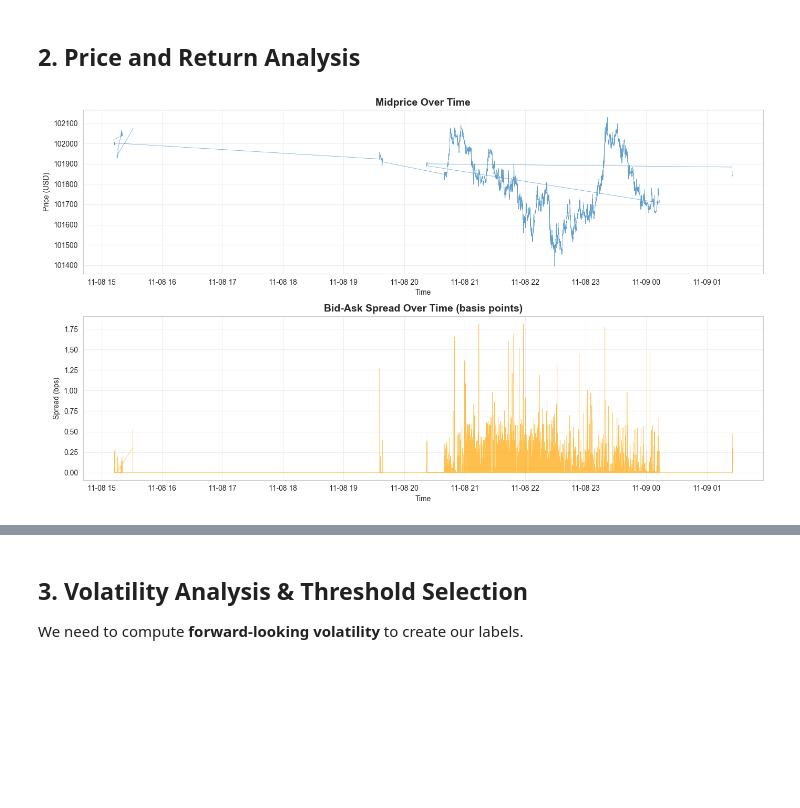
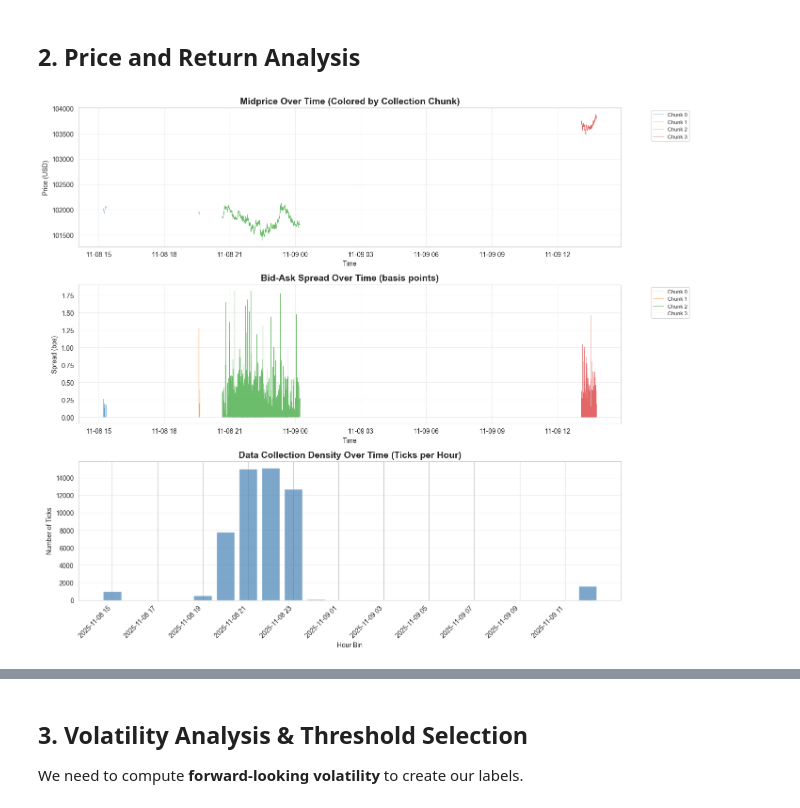
Before and after one commit to mel-hsw/crypto_volatility_94879, a Jupyter notebook: notebooks/eda.ipynb, the cells around one changed output, grey strips where cells are left out. Saved outputs shown, nothing was run; the diff lists cells and outputs as text; code cells hidden in the pictures; blank space fills up the shorter version.

```diff
--- a/notebooks/eda.ipynb
+++ b/notebooks/eda.ipynb
@@ -92,27 +161,59 @@ price_mean_60s          4    0.007616
 # %% [markdown]
 ## 2. Price and Return Analysis
 # %%
-# Plot price over time
-fig, axes = plt.subplots(2, 1, figsize=(14, 8))
+# Plot price over time - GAP-AWARE visualization
+# Ensure chunk_id exists (from gap analysis cell)
+if 'chunk_id' not in df.columns:
+    df['time_diff'] = df['timestamp'].diff().dt.total_seconds()
+    df['chunk_id'] = (df['time_diff'] > 300).cumsum()
 
-# Price
-axes[0].plot(df['timestamp'], df['price'], linewidth=0.5, alpha=0.7)
-axes[0].set_title('Midprice Over Time', fontsize=14, fontweight='bold')
+fig, axes = plt.subplots(3, 1, figsize=(14, 12))
+
+# Plot 1: Price with chunk coloring
+for chunk_id in sorted(df['chunk_id'].unique()):
+    chunk_data = df[df['chunk_id'] == chunk_id]
+    axes[0].plot(chunk_data['timestamp'], chunk_data['price'],
+                 linewidth=0.5, alpha=0.7, label=f'Chunk {chunk_id}')
+
+axes[0].set_title('Midprice Over Time (Colored by Collection Chunk)', fontsize=14, fontweight='bold')
 axes[0].set_xlabel('Time')
 axes[0].set_ylabel('Price (USD)')
 axes[0].grid(True, alpha=0.3)
+axes[0].legend(bbox_to_anchor=(1.05, 1), loc='upper left', fontsize=8)
 
-# Spread
-axes[1].plot(df['timestamp'], df['spread_bps'], linewidth=0.5, alpha=0.7, color='orange')
+# Plot 2: Spread with chunk coloring
+for chunk_id in sorted(df['chunk_id'].unique()):
+    chunk_data = df[df['chunk_id'] == chunk_id]
+    axes[1].plot(chunk_data['timestamp'], chunk_data['spread_bps'],
+                 linewidth=0.5, alpha=0.7, label=f'Chunk {chunk_id}')
+
 axes[1].set_title('Bid-Ask Spread Over Time (basis points)', fontsize=14, fontweight='bold')
 axes[1].set_xlabel('Time')
 axes[1].set_ylabel('Spread (bps)')
 axes[1].grid(True, alpha=0.3)
+axes[1].legend(bbox_to_anchor=(1.05, 1), loc='upper left', fontsize=8)
+
+# Plot 3: Data density over time (shows gaps)
+time_bins = pd.date_range(start=df['timestamp'].min(), end=df['timestamp'].max(), freq='1H')
+df['time_bin'] = pd.cut(df['timestamp'], bins=time_bins, include_lowest=True)
+tick_counts = df.groupby('time_bin').size()
+
+axes[2].bar(range(len(tick_counts)), tick_counts.values, alpha=0.7, color='steelblue')
+axes[2].set_title('Data Collection Density Over Time (Ticks per Hour)', fontsize=14, fontweight='bold')
+axes[2].set_xlabel('Hour Bin')
+axes[2].set_ylabel('Number of Ticks')
+axes[2].set_xticks(range(0, len(tick_counts), max(1, len(tick_counts)//10)))
+axes[2].set_xticklabels([str(time_bins[i])[:13] for i in range(0, len(tick_counts), max(1, len(tick_counts)//10))],
+                        rotation=45, ha='right')
+axes[2].grid(True, alpha=0.3, axis='y')
 
 plt.tight_layout()
 plt.show()
+
+# Clean up temporary column
+df = df.drop(columns=['time_bin'], errors='ignore')
 # %% [output]
-[figure, old version]
+[figure, new version]
 # %%
 # Analyze returns
 return_cols = [col for col in df.columns if 'return_mean' in col or 'return_std' in col]
```
Also changed, not shown: parts of 17 cells of this notebook, 9 other files.
